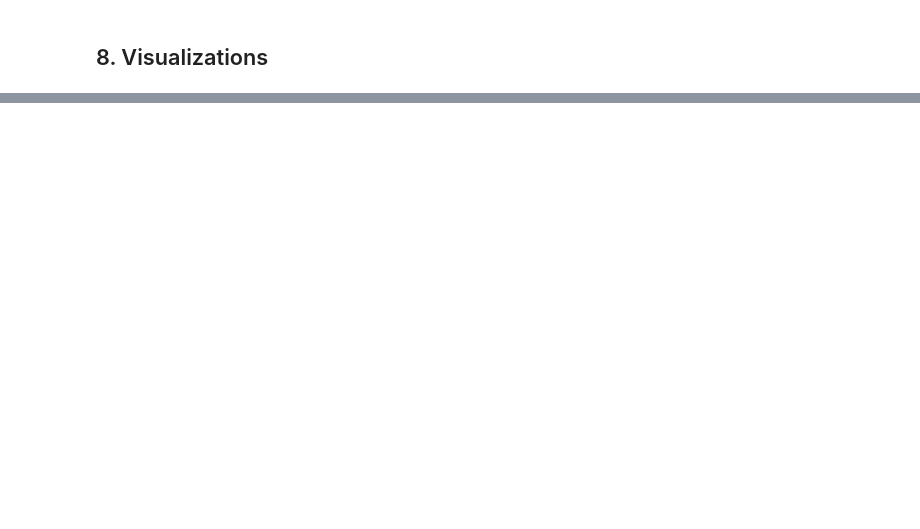
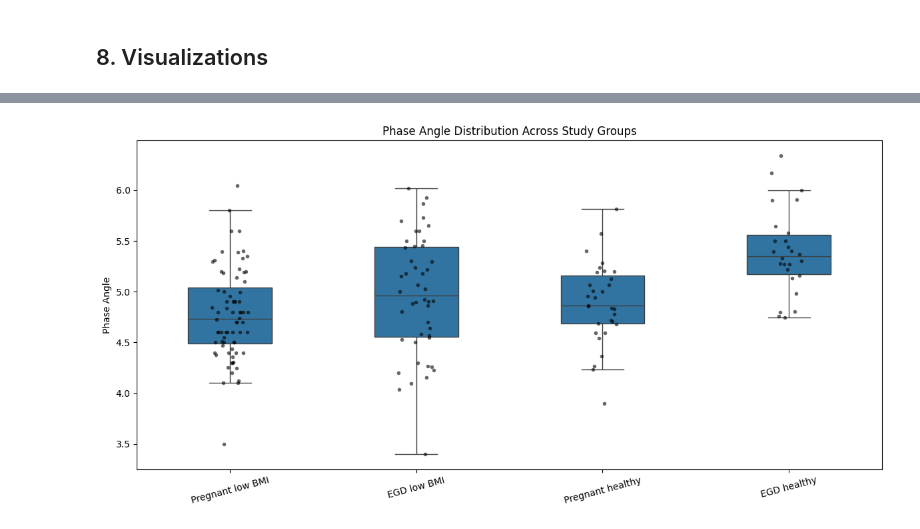
Before and after one commit to SabrinaMannan/bia-phase-angle-analysis, a Jupyter notebook: notebooks/BIA_phase_angle.ipynb, the cells around one changed output, grey strips where cells are left out. Cells and saved outputs as stored; diff of their text form; code cells hidden in the pictures; blank space fills up the shorter version.

```diff
--- a/notebooks/BIA_phase_angle.ipynb
+++ b/notebooks/BIA_phase_angle.ipynb
@@ -1270,0 +1348,54 @@ univariate_summary.to_excel(
+# %%
+#save figures
+
+plt.figure(figsize=(12,6))
+
+sns.boxplot(
+    data=phase_angle,
+    x="cohort1_label",
+    y="phase_angle",
+    width=0.45,
+    showfliers=False
+)
+
+sns.stripplot(
+    data=phase_angle,
+    x="cohort1_label",
+    y="phase_angle",
+    color="black",
+    size=4,
+    alpha=0.6,
+    jitter=True
+)
+
+group_order = [
+    "EGD healthy",
+    "EGD low BMI",
+    "Pregnant healthy",
+    "Pregnant low BMI"
+]
+
+data=phase_angle,
+x="cohort1_label",
+y="phase_angle",
+order=group_order
+
+
+plt.xlabel("")
+plt.ylabel("Phase Angle")
+
+plt.title("Phase Angle Distribution Across Study Groups")
+
+plt.xticks(rotation=15)
+
+plt.tight_layout()
+
+plt.savefig(
+    "../figures/boxplot_phase_angle.png",
+    dpi=300,
+    bbox_inches="tight"
+)
+
+plt.show()
+# %% [output]
+[figure, added]
```
Also changed, not shown: parts of 28 cells of this notebook, 3 other files.
